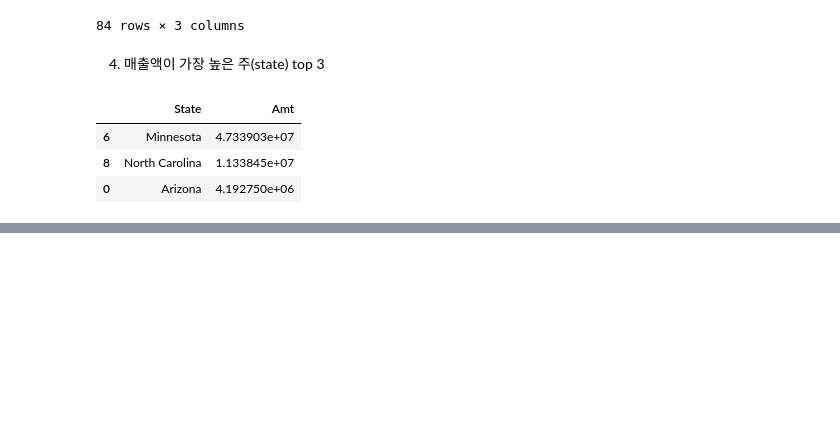
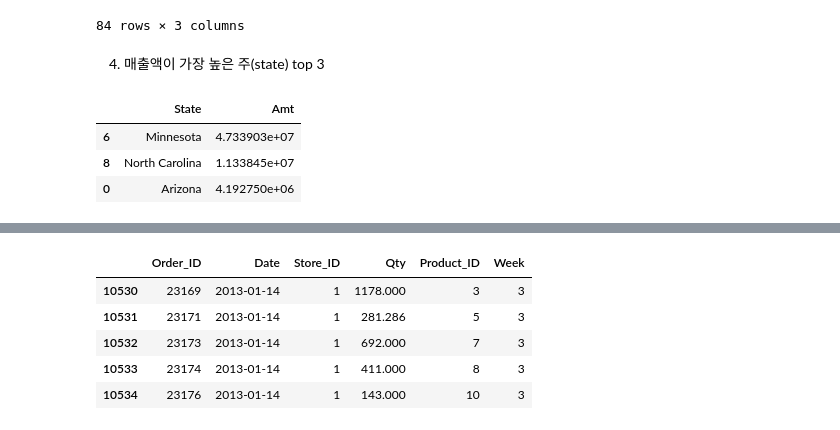
Before and after one commit to Jihwan98/aivle_school, a Jupyter notebook: 2023.02.07_데이터처리_실습/02 - 데이터프레임 결합.ipynb, the cells around one changed output, grey strips where cells are left out. Drawn from its saved outputs; the diff is of its cells as text; code cells hidden in the pictures; blank space fills up the shorter version.

```diff
--- a/2023.02.07_데이터처리_실습/02 - 데이터프레임 결합.ipynb
+++ b/2023.02.07_데이터처리_실습/02 - 데이터프레임 결합.ipynb
@@ -436,0 +450,14 @@ sales3.groupby(['State'], as_index=False)[['Amt']].sum().sort_values('Amt', asce
+# %%
+sales['Date'] = pd.to_datetime(sales['Date'])
+# %%
+sales['Week'] = sales['Date'].dt.isocalendar().week
+# %%
+temp = sales.loc[sales['Week'] == 3]
+temp.head()
+# %% [output]
+|  | Order_ID | Date | Store_ID | Qty | Product_ID | Week |
+| 10530 | 23169 | 2013-01-14 | 1 | 1178.000 | 3 | 3 |
+| 10531 | 23171 | 2013-01-14 | 1 | 281.286 | 5 | 3 |
+| 10532 | 23173 | 2013-01-14 | 1 | 692.000 | 7 | 3 |
+| 10533 | 23174 | 2013-01-14 | 1 | 411.000 | 8 | 3 |
+| 10534 | 23176 | 2013-01-14 | 1 | 143.000 | 10 | 3 |
```
Also changed, not shown: parts of 5 cells of this notebook.
